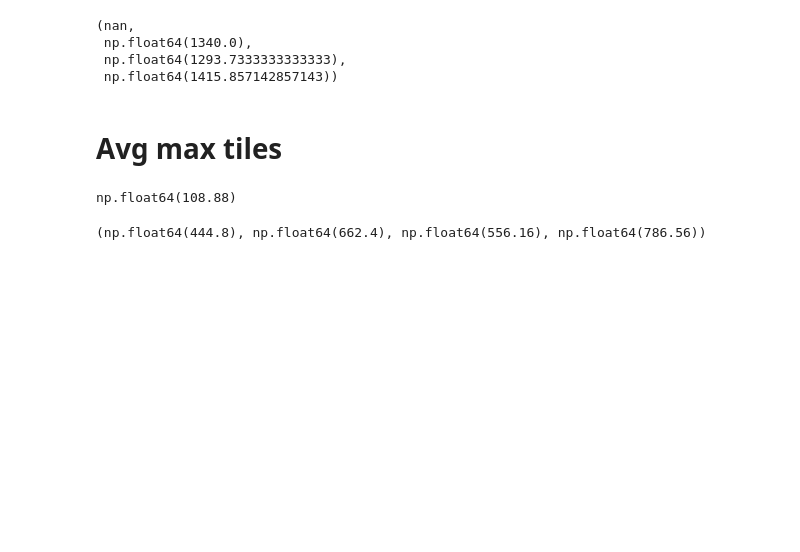
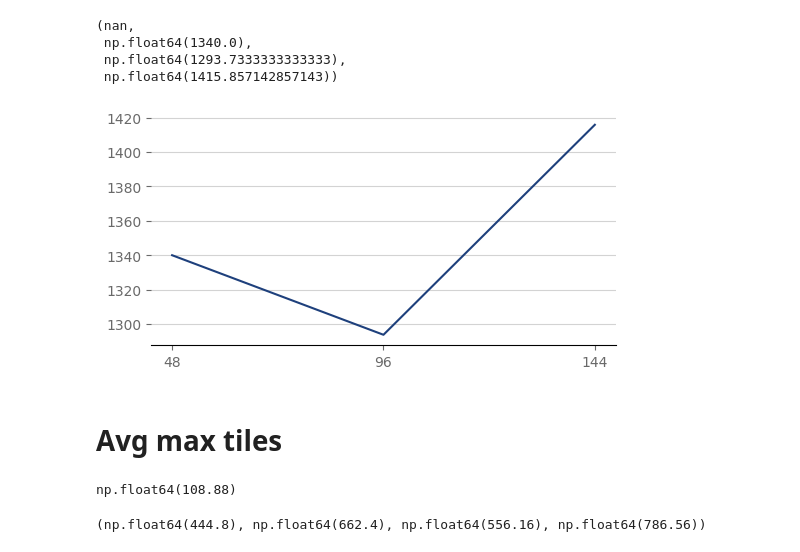
Before and after one commit to PSU-AI801-Group1-Fall-2024/2048-experiments, a Jupyter notebook: data-synthensis.ipynb, the cells around one changed output. Cells and saved outputs as stored; diff of their text form; code cells hidden in the pictures; blank space fills up the shorter version.

```diff
--- a/data-synthensis.ipynb
+++ b/data-synthensis.ipynb
@@ -344,11 +356,15 @@ line_plot(x, y)
 # %%
 x = [24, 48, 96, 144]
 y = [
     won(df_mcts_24)['Iterations'].mean(),
     won(df_mcts_48)['Iterations'].mean(),
     won(df_mcts_96)['Iterations'].mean(),
     won(df_mcts_144)['Iterations'].mean()
 ]
+
+line_plot(x, y)
+# %% [output]
+[figure, added]
 # %% [markdown]
 # Avg max tiles
 # %%
```
Also changed, not shown: parts of 1 cell of this notebook.
